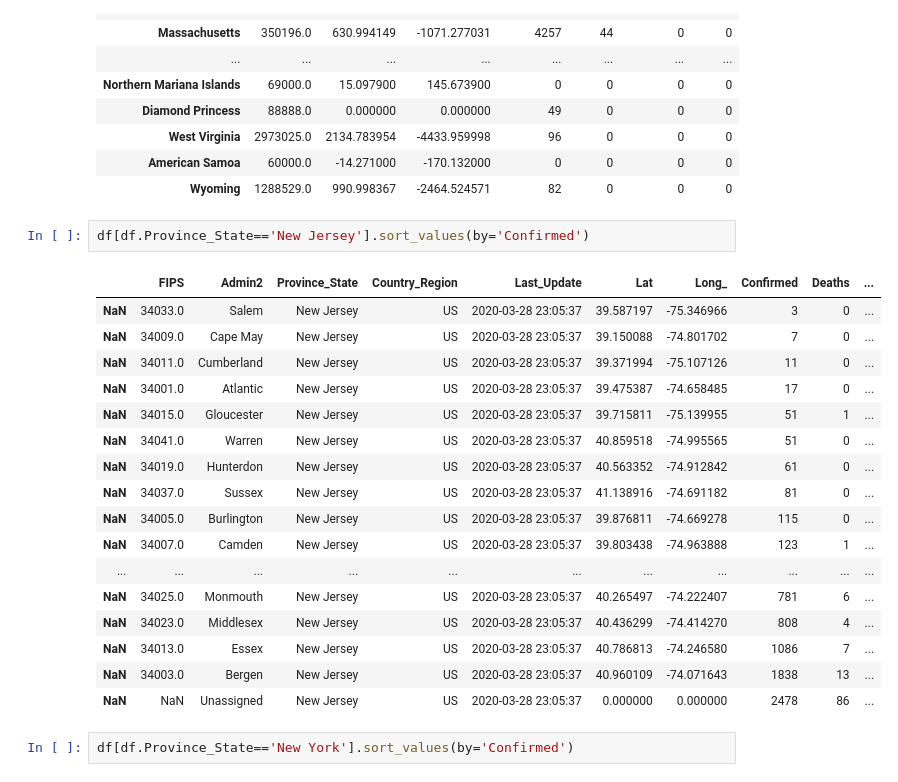
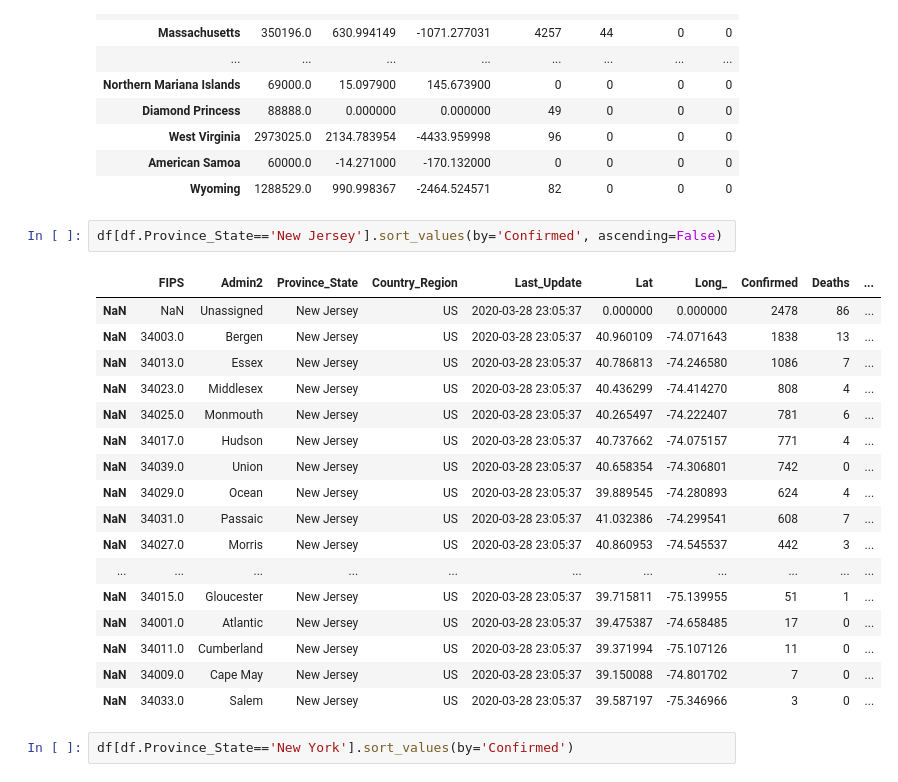
Before and after one commit to fm75/DS, a Jupyter notebook: covid-19-3-28.ipynb, the cells around one changed output. Saved outputs shown, nothing was run; the diff lists cells and outputs as text.

```diff
--- a/covid-19-3-28.ipynb
+++ b/covid-19-3-28.ipynb
@@ -124,25 +124,25 @@ df[df.Country_Region=='US'].groupby(by='Province_State').sum().sort_values(by='D
 | American Samoa | 60000.0 | -14.271000 | -170.132000 | 0 | 0 | 0 | 0 |
 | Wyoming | 1288529.0 | 990.998367 | -2464.524571 | 82 | 0 | 0 | 0 |
 # %%
-df[df.Province_State=='New Jersey'].sort_values(by='Confirmed')
+df[df.Province_State=='New Jersey'].sort_values(by='Confirmed', ascending=False)
 # %% [output]
 |  | FIPS | Admin2 | Province_State | Country_Region | Last_Update | Lat | Long_ | Confirmed | Deaths | ... |
+| NaN | NaN | Unassigned | New Jersey | US | 2020-03-28 23:05:37 | 0.000000 | 0.000000 | 2478 | 86 | ... |
+| NaN | 34003.0 | Bergen | New Jersey | US | 2020-03-28 23:05:37 | 40.960109 | -74.071643 | 1838 | 13 | ... |
+| NaN | 34013.0 | Essex | New Jersey | US | 2020-03-28 23:05:37 | 40.786813 | -74.246580 | 1086 | 7 | ... |
+| NaN | 34023.0 | Middlesex | New Jersey | US | 2020-03-28 23:05:37 | 40.436299 | -74.414270 | 808 | 4 | ... |
+| NaN | 34025.0 | Monmouth | New Jersey | US | 2020-03-28 23:05:37 | 40.265497 | -74.222407 | 781 | 6 | ... |
+| NaN | 34017.0 | Hudson | New Jersey | US | 2020-03-28 23:05:37 | 40.737662 | -74.075157 | 771 | 4 | ... |
+| NaN | 34039.0 | Union | New Jersey | US | 2020-03-28 23:05:37 | 40.658354 | -74.306801 | 742 | 0 | ... |
+| NaN | 34029.0 | Ocean | New Jersey | US | 2020-03-28 23:05:37 | 39.889545 | -74.280893 | 624 | 4 | ... |
+| NaN | 34031.0 | Passaic | New Jersey | US | 2020-03-28 23:05:37 | 41.032386 | -74.299541 | 608 | 7 | ... |
+| NaN | 34027.0 | Morris | New Jersey | US | 2020-03-28 23:05:37 | 40.860953 | -74.545537 | 442 | 3 | ... |
+| ... | ... | ... | ... | ... | ... | ... | ... | ... | ... | ... |
+| NaN | 34015.0 | Gloucester | New Jersey | US | 2020-03-28 23:05:37 | 39.715811 | -75.139955 | 51 | 1 | ... |
+| NaN | 34001.0 | Atlantic | New Jersey | US | 2020-03-28 23:05:37 | 39.475387 | -74.658485 | 17 | 0 | ... |
+| NaN | 34011.0 | Cumberland | New Jersey | US | 2020-03-28 23:05:37 | 39.371994 | -75.107126 | 11 | 0 | ... |
+| NaN | 34009.0 | Cape May | New Jersey | US | 2020-03-28 23:05:37 | 39.150088 | -74.801702 | 7 | 0 | ... |
 | NaN | 34033.0 | Salem | New Jersey | US | 2020-03-28 23:05:37 | 39.587197 | -75.346966 | 3 | 0 | ... |
-| NaN | 34009.0 | Cape May | New Jersey | US | 2020-03-28 23:05:37 | 39.150088 | -74.801702 | 7 | 0 | ... |
-| NaN | 34011.0 | Cumberland | New Jersey | US | 2020-03-28 23:05:37 | 39.371994 | -75.107126 | 11 | 0 | ... |
-| NaN | 34001.0 | Atlantic | New Jersey | US | 2020-03-28 23:05:37 | 39.475387 | -74.658485 | 17 | 0 | ... |
-| NaN | 34015.0 | Gloucester | New Jersey | US | 2020-03-28 23:05:37 | 39.715811 | -75.139955 | 51 | 1 | ... |
-| NaN | 34041.0 | Warren | New Jersey | US | 2020-03-28 23:05:37 | 40.859518 | -74.995565 | 51 | 0 | ... |
-| NaN | 34019.0 | Hunterdon | New Jersey | US | 2020-03-28 23:05:37 | 40.563352 | -74.912842 | 61 | 0 | ... |
-| NaN | 34037.0 | Sussex | New Jersey | US | 2020-03-28 23:05:37 | 41.138916 | -74.691182 | 81 | 0 | ... |
-| NaN | 34005.0 | Burlington | New Jersey | US | 2020-03-28 23:05:37 | 39.876811 | -74.669278 | 115 | 0 | ... |
-| NaN | 34007.0 | Camden | New Jersey | US | 2020-03-28 23:05:37 | 39.803438 | -74.963888 | 123 | 1 | ... |
-| ... | ... | ... | ... | ... | ... | ... | ... | ... | ... | ... |
-| NaN | 34025.0 | Monmouth | New Jersey | US | 2020-03-28 23:05:37 | 40.265497 | -74.222407 | 781 | 6 | ... |
-| NaN | 34023.0 | Middlesex | New Jersey | US | 2020-03-28 23:05:37 | 40.436299 | -74.414270 | 808 | 4 | ... |
-| NaN | 34013.0 | Essex | New Jersey | US | 2020-03-28 23:05:37 | 40.786813 | -74.246580 | 1086 | 7 | ... |
-| NaN | 34003.0 | Bergen | New Jersey | US | 2020-03-28 23:05:37 | 40.960109 | -74.071643 | 1838 | 13 | ... |
-| NaN | NaN | Unassigned | New Jersey | US | 2020-03-28 23:05:37 | 0.000000 | 0.000000 | 2478 | 86 | ... |
 # %%
 df[df.Province_State=='New York'].sort_values(by='Confirmed')
 # %% [output]
```
Also changed, not shown: parts of 1 cell of this notebook.
